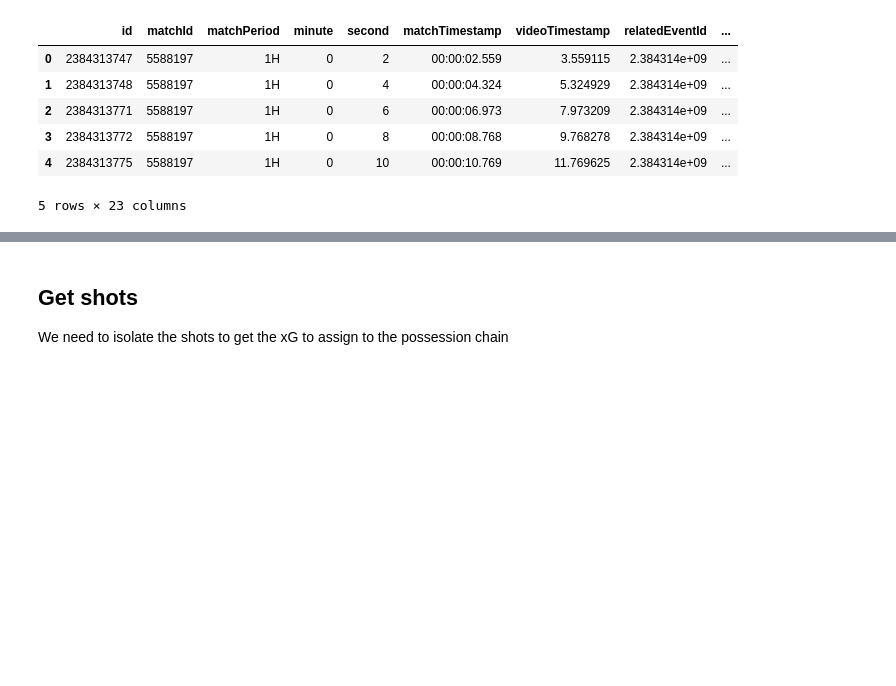
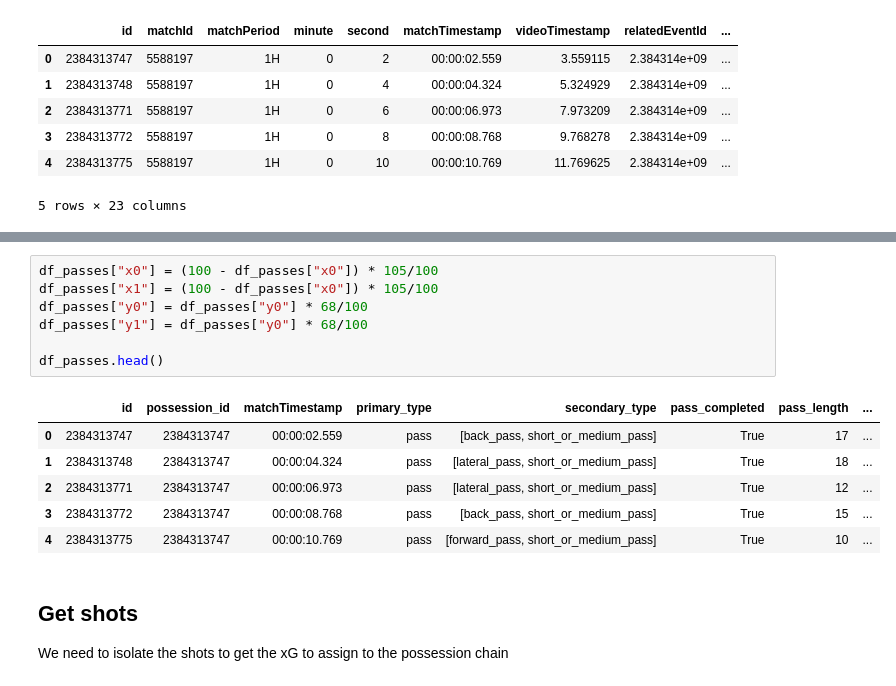
Before and after one commit to MarijnSt/soccermatics-project-2, a Jupyter notebook: notebooks/expected_danger.ipynb, the cells around one changed output, grey strips where cells are left out. Cells and saved outputs as stored; diff of their text form; blank space fills up the shorter version.

```diff
--- a/notebooks/expected_danger.ipynb
+++ b/notebooks/expected_danger.ipynb
@@ -282,3 +290,17 @@ df_passes.head()
+# %%
+df_passes["x0"] = (100 - df_passes["x0"]) * 105/100
+df_passes["x1"] = (100 - df_passes["x0"]) * 105/100
+df_passes["y0"] = df_passes["y0"] * 68/100
+df_passes["y1"] = df_passes["y0"] * 68/100
+
+df_passes.head()
+# %% [output]
+|  | id | possession_id | matchTimestamp | primary_type | secondary_type | pass_completed | pass_length | ... |
+| 0 | 2384313747 | 2384313747 | 00:00:02.559 | pass | [back_pass, short_or_medium_pass] | True | 17 | ... |
+| 1 | 2384313748 | 2384313747 | 00:00:04.324 | pass | [lateral_pass, short_or_medium_pass] | True | 18 | ... |
+| 2 | 2384313771 | 2384313747 | 00:00:06.973 | pass | [lateral_pass, short_or_medium_pass] | True | 12 | ... |
+| 3 | 2384313772 | 2384313747 | 00:00:08.768 | pass | [back_pass, short_or_medium_pass] | True | 15 | ... |
+| 4 | 2384313775 | 2384313747 | 00:00:10.769 | pass | [forward_pass, short_or_medium_pass] | True | 10 | ... |
 # %% [markdown]
 ## Get shots
 
```
Also changed, not shown: parts of 4 cells of this notebook.
